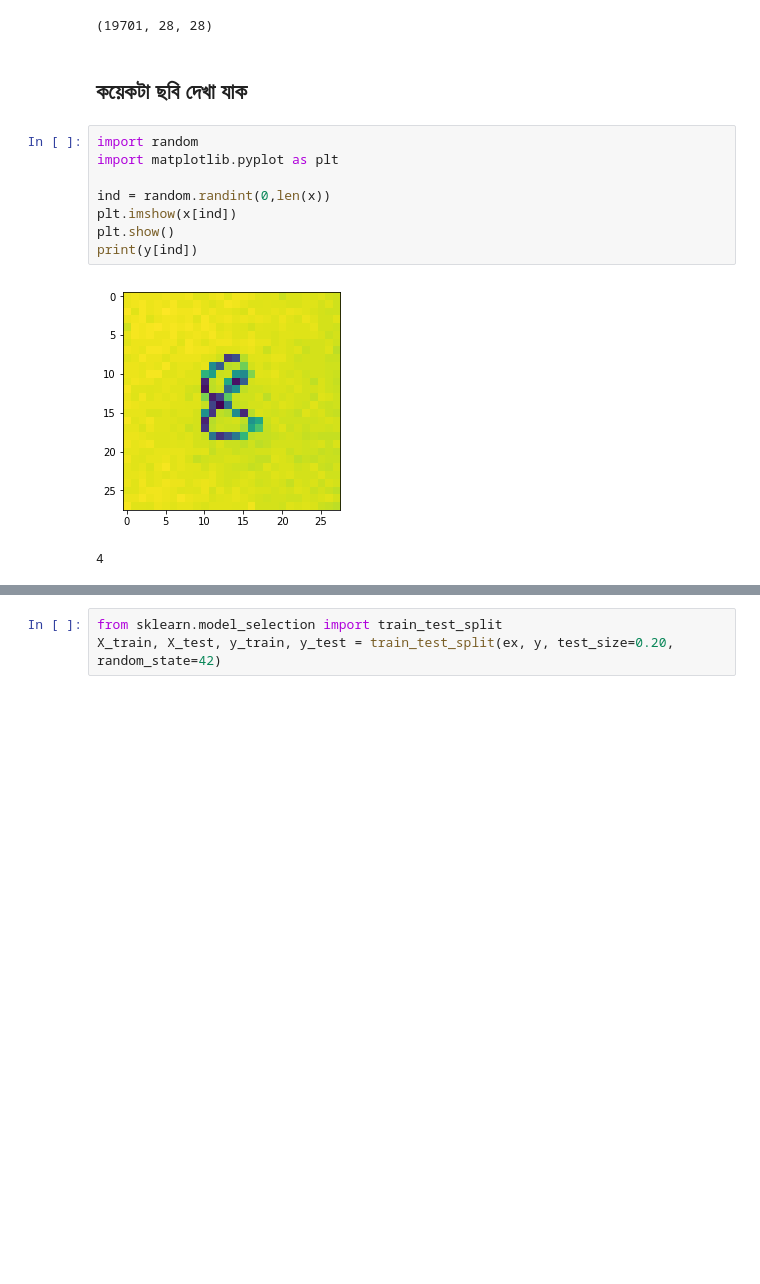
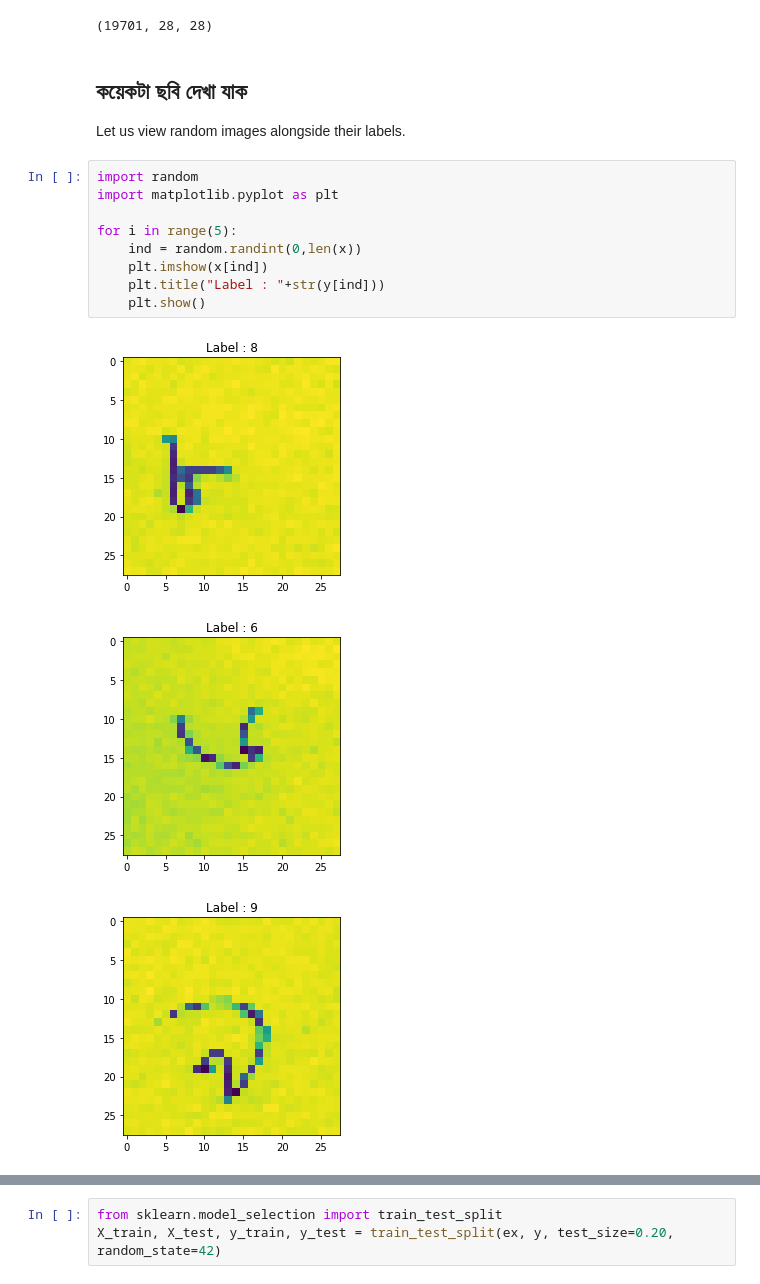
Before and after one commit to AbhilashPal/Bangla-Digit-Recognition, a Jupyter notebook: Bangla Numeric Prediction.ipynb, the cells around one changed output, grey strips where cells are left out. Drawn from its saved outputs; the diff is of its cells as text; blank space fills up the shorter version.

```diff
--- a/Bangla Numeric Prediction.ipynb
+++ b/Bangla Numeric Prediction.ipynb
@@ -88,14 +90,17 @@ x.shape
 # %% [markdown]
 কয়েকটা ছবি দেখা যাক
 ---
+Let us view random images alongside their labels.
 # %%
 import random
 import matplotlib.pyplot as plt
 
-ind = random.randint(0,len(x))
-plt.imshow(x[ind])
-plt.show()
-print(y[ind])
+for i in range(5):
+    ind = random.randint(0,len(x))
+    plt.imshow(x[ind])
+    plt.title("Label : "+str(y[ind]))
+    plt.show()
 # %% [output]
-[figure, old version]
+[figure, new version]
-4
+[figure, added]
+[figure, added]
```
Also changed, not shown: parts of 20 cells of this notebook.
